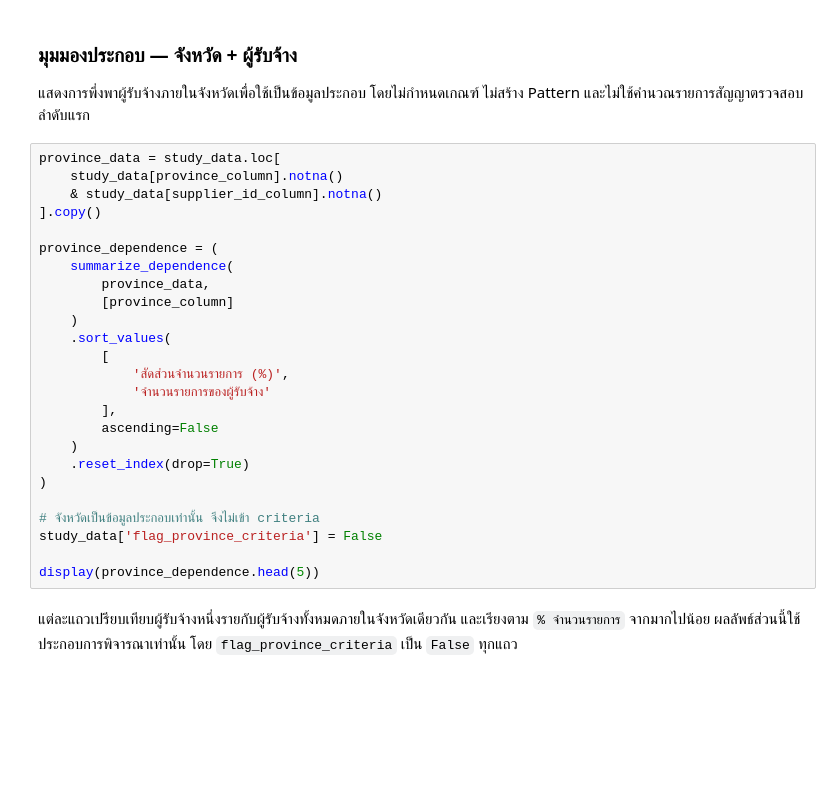
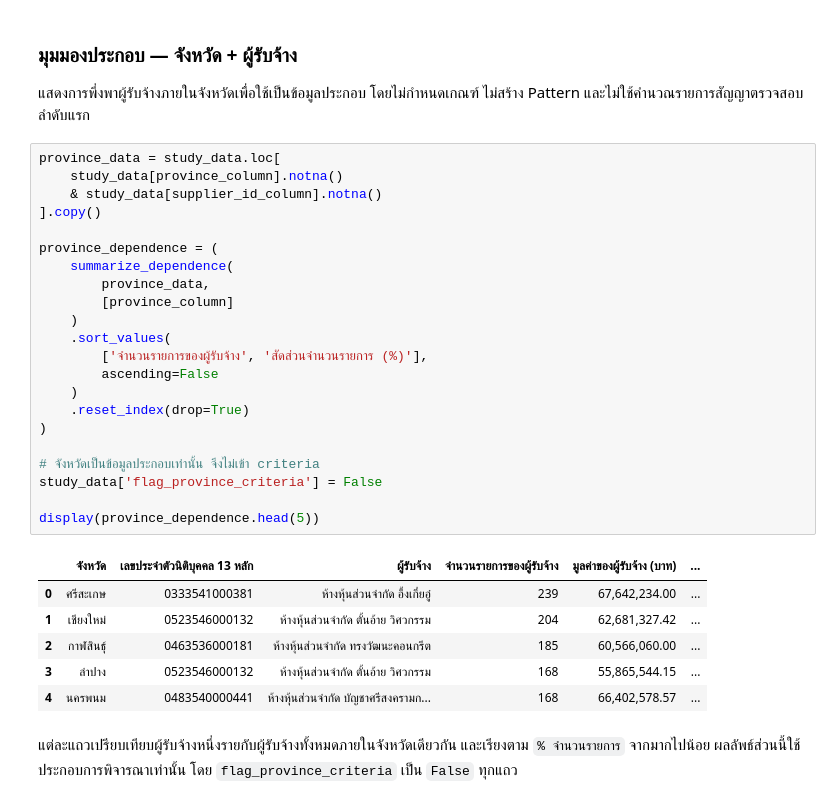
Before and after one commit to mdanmek/nida-dads-notes, a Jupyter notebook: dads5001-data-tools/project/eda/04_construction_review_indicators_2569.ipynb, the cells around one changed output. Drawn from its saved outputs; the diff is of its cells as text; blank space fills up the shorter version.

```diff
--- a/dads5001-data-tools/project/eda/04_construction_review_indicators_2569.ipynb
+++ b/dads5001-data-tools/project/eda/04_construction_review_indicators_2569.ipynb
@@ -406,28 +458,32 @@ display(pattern2_pairs.head(5))
 # %%
 province_data = study_data.loc[
     study_data[province_column].notna()
     & study_data[supplier_id_column].notna()
 ].copy()
 
 province_dependence = (
     summarize_dependence(
         province_data,
         [province_column]
     )
     .sort_values(
-        [
-            'สัดส่วนจำนวนรายการ (%)',
-            'จำนวนรายการของผู้รับจ้าง'
-        ],
+        ['จำนวนรายการของผู้รับจ้าง', 'สัดส่วนจำนวนรายการ (%)'],
         ascending=False
     )
     .reset_index(drop=True)
 )
 
 # จังหวัดเป็นข้อมูลประกอบเท่านั้น จึงไม่เข้า criteria
 study_data['flag_province_criteria'] = False
 
 display(province_dependence.head(5))
+# %% [output]
+|  | จังหวัด | เลขประจำตัวนิติบุคคล 13 หลัก | ผู้รับจ้าง | จำนวนรายการของผู้รับจ้าง | มูลค่าของผู้รับจ้าง (บาท) | ... |
+| 0 | ศรีสะเกษ | 0333541000381 | ห้างหุ้นส่วนจำกัด อึ้งเกี่ยอู๋ | 239 | 67,642,234.00 | ... |
+| 1 | เชียงใหม่ | 0523546000132 | ห้างหุ้นส่วนจำกัด ตั้นอ้าย วิศวกรรม | 204 | 62,681,327.42 | ... |
+| 2 | กาฬสินธุ์ | 0463536000181 | ห้างหุ้นส่วนจำกัด ทรงวัฒนะคอนกรีต | 185 | 60,566,060.00 | ... |
+| 3 | ลำปาง | 0523546000132 | ห้างหุ้นส่วนจำกัด ตั้นอ้าย วิศวกรรม | 168 | 55,865,544.15 | ... |
+| 4 | นครพนม | 0483540000441 | ห้างหุ้นส่วนจำกัด บัญชาศรีสงครามก... | 168 | 66,402,578.57 | ... |
 # %% [markdown]
 แต่ละแถวเปรียบเทียบผู้รับจ้างหนึ่งรายกับผู้รับจ้างทั้งหมดภายในจังหวัดเดียวกัน และเรียงตาม `% จำนวนรายการ` จากมากไปน้อย ผลลัพธ์ส่วนนี้ใช้ประกอบการพิจารณาเท่านั้น โดย `flag_province_criteria` เป็น `False` ทุกแถว
 # %% [markdown]
```
Also changed, not shown: parts of 15 cells of this notebook.
